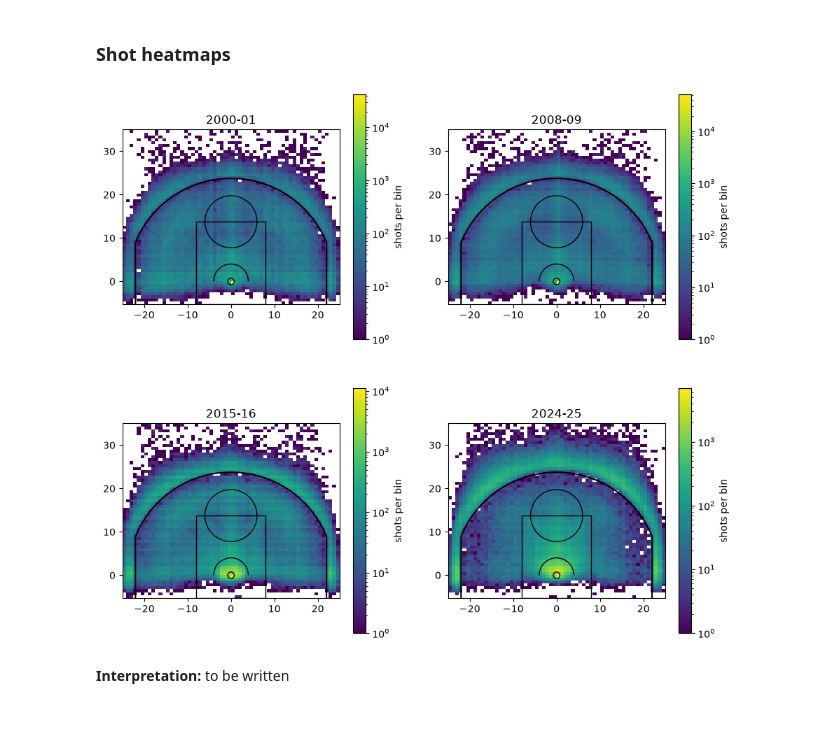
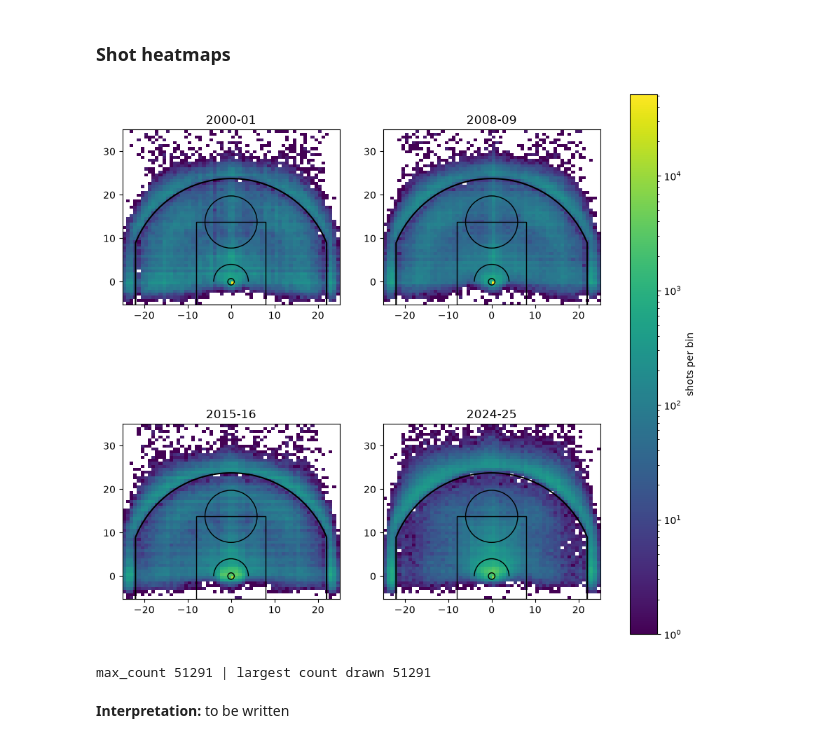
Before and after one commit to BiyonWann/bballNeuro, a Jupyter notebook: notebook.ipynb, the cells around one changed output. Drawn from its saved outputs; the diff is of its cells as text; code cells hidden in the pictures.

Commit message:
Share the heatmap color scale across seasons

```diff
--- a/notebook.ipynb
+++ b/notebook.ipynb
@@ -102,14 +102,31 @@ pd.DataFrame(split_rows).set_index("season")
 # %% [markdown]
 ### Shot heatmaps
 # %%
+max_count = 0
+for shots in cleaned_shots.values():
+    counts, _, _ = np.histogram2d(
+        shots["x_ft"],
+        shots["y_ft"],
+        bins=60,
+        range=[[-court.SIDELINE_X, court.SIDELINE_X], [court.BASELINE_Y, court.DRAWN_TOP_Y]],
+    )
+    max_count = max(max_count, counts.max())
+max_count = int(max_count)
+
 fig, axes = plt.subplots(2, 2, figsize=(11, 10))
 for ax, (season, shots) in zip(axes.flat, cleaned_shots.items(), strict=True):
-    court.plot_shot_heatmap(shots["x_ft"], shots["y_ft"], ax=ax)
+    court.plot_shot_heatmap(shots["x_ft"], shots["y_ft"], ax=ax, bins=60, max_count=max_count)
     ax.set_title(season)
-    fig.colorbar(ax.collections[0], ax=ax, label="shots per bin")
+fig.colorbar(axes.flat[0].collections[0], ax=axes, label="shots per bin")
 plt.show()
+
+drawn_max = 0
+for ax in axes.flat:
+    drawn_max = max(drawn_max, ax.collections[0].get_array().max())
+print("max_count", max_count, "| largest count drawn", int(drawn_max))
 # %% [output]
-[figure, old version]
+[figure, new version]
+max_count 51291 | largest count drawn 51291
 # %% [markdown]
 **Interpretation:** to be written
 # %% [markdown]
```
